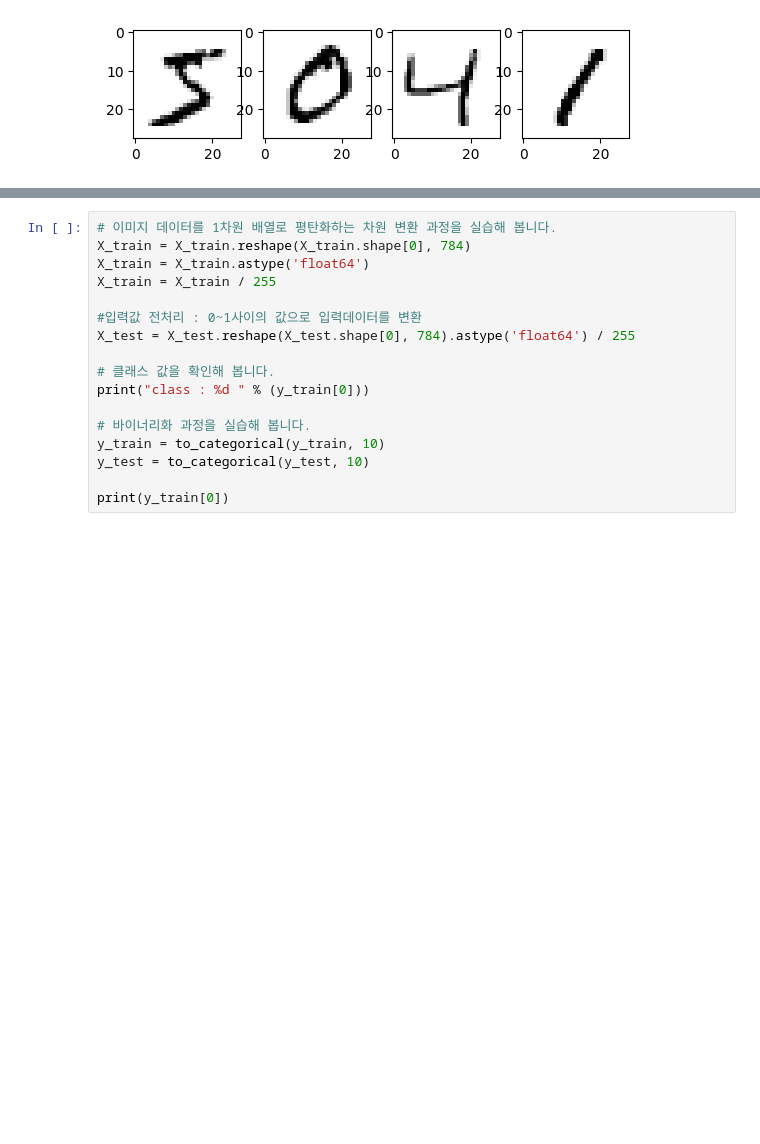
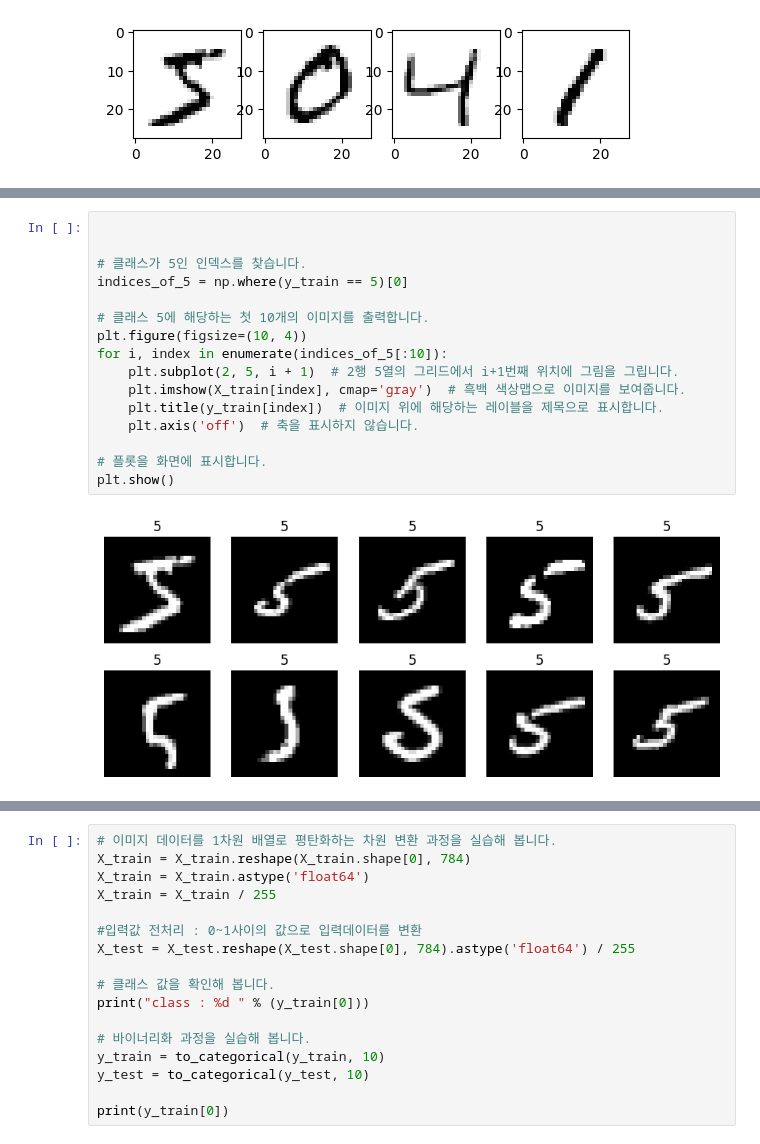
Before and after one commit to yleessam/dl, a Jupyter notebook: 7_1_mnist_test.ipynb, the cells around one changed output, grey strips where cells are left out. Saved outputs shown, nothing was run; the diff lists cells and outputs as text; blank space fills up the shorter version.

```diff
--- a/7_1_mnist_test.ipynb
+++ b/7_1_mnist_test.ipynb
@@ -73,0 +88,18 @@ ax4.imshow(X_train[3], cmap='Greys') #forth
+# %%
+
+
+# 클래스가 5인 인덱스를 찾습니다.
+indices_of_5 = np.where(y_train == 5)[0]
+
+# 클래스 5에 해당하는 첫 10개의 이미지를 출력합니다.
+plt.figure(figsize=(10, 4))
+for i, index in enumerate(indices_of_5[:10]):
+    plt.subplot(2, 5, i + 1)  # 2행 5열의 그리드에서 i+1번째 위치에 그림을 그립니다.
+    plt.imshow(X_train[index], cmap='gray')  # 흑백 색상맵으로 이미지를 보여줍니다.
+    plt.title(y_train[index])  # 이미지 위에 해당하는 레이블을 제목으로 표시합니다.
+    plt.axis('off')  # 축을 표시하지 않습니다.
+
+# 플롯을 화면에 표시합니다.
+plt.show()
+# %% [output]
+[figure, added]
```
Also changed, not shown: parts of 11 cells of this notebook.
